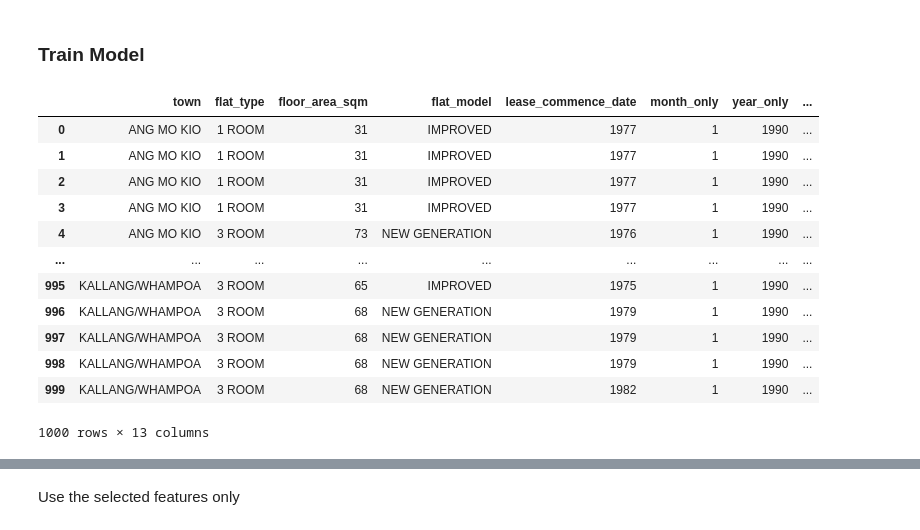
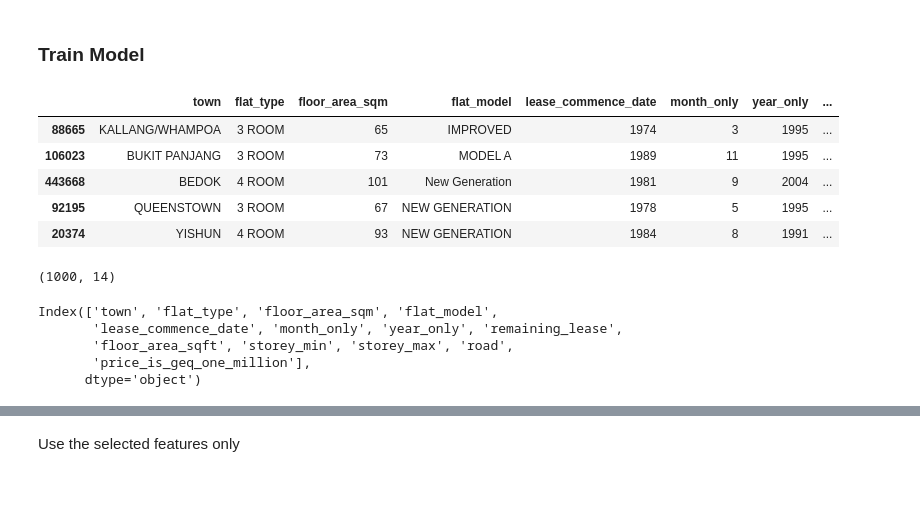
Before and after one commit to mohamed-ahshik/htx_xdata_tech_interview, a Jupyter notebook: notebooks/model_prediction.ipynb, the cells around one changed output, grey strips where cells are left out. Drawn from its saved outputs; the diff is of its cells as text; code cells hidden in the pictures; blank space fills up the shorter version.

Commit message:
refactor: clean up model_prediction.ipynb

```diff
--- a/notebooks/model_prediction.ipynb
+++ b/notebooks/model_prediction.ipynb
@@ -18,0 +28,24 @@ from src.preprocess import preprocess_pipeline, remove_duplicates
+# %%
+# Data path
+print("\n" + "=" * 80)
+print("Data Path")
+print("=" * 80 + "\n")
+
+approval_date_1990_1999_path = os.path.join(
+    parent_dir, "data/HDB/resale-flat-prices-based-on-approval-date-1990-1999.csv"
+)
+approval_date_2000_feb_2012_path = os.path.join(
+    parent_dir, "data/HDB/resale-flat-prices-based-on-approval-date-2000-feb-2012.csv"
+)
+registration_date_mar_2012_dec_2014_path = os.path.join(
+    parent_dir,
+    "data/HDB/resale-flat-prices-based-on-registration-date-from-mar-2012-to-dec-2014.csv",
+)
+registration_date_jan_2015_dec_2016_path = os.path.join(
+    parent_dir,
+    "data/HDB/resale-flat-prices-based-on-registration-date-from-jan-2015-to-dec-2016.csv",
+)
+registration_date_jan_2017_path = os.path.join(
+    parent_dir,
+    "data/HDB/resale-flat-prices-based-on-registration-date-from-jan-2017-onwards.csv",
+)
@@ -589,24 +522,47 @@ main_preprocessing_pipeline = Pipeline(
     steps=[("column_preprocessor", column_preprocessor_pipeline)]
 )
 # %%
-feature_selected_dfhdb = feature_selected_dfhdb[:1000]
+def get_stratified_df(df):
+    sample_size = min(1000, len(df))
+
+    df_sampled = df.sample(n=sample_size, random_state=42)
+    df_sampled["y_bin"], y_bin = pd.qcut(
+        df_sampled["psf"], q=5, labels=False, retbins=True
+    )
+
+    df_sampled = df_sampled.groupby("y_bin", group_keys=False).apply(
+        lambda x: x.sample(min(len(x), 300), random_state=42)
+    )
+
+    return df_sampled
+
+feature_selected_dfhdb = get_stratified_df(feature_selected_dfhdb)
 y = feature_selected_dfhdb["psf"]
 feature_selected_dfhdb = feature_selected_dfhdb.drop(
     ["psf", "address", "lease_bin", "floor_bin", "resale_price"], axis=1
 )
-feature_selected_dfhdb
+feature_selected_dfhdb.head(5)
 # %% [output]
 |  | town | flat_type | floor_area_sqm | flat_model | lease_commence_date | month_only | year_only | ... |
-| 0 | ANG MO KIO | 1 ROOM | 31 | IMPROVED | 1977 | 1 | 1990 | ... |
-| 1 | ANG MO KIO | 1 ROOM | 31 | IMPROVED | 1977 | 1 | 1990 | ... |
-| 2 | ANG MO KIO | 1 ROOM | 31 | IMPROVED | 1977 | 1 | 1990 | ... |
-| 3 | ANG MO KIO | 1 ROOM | 31 | IMPROVED | 1977 | 1 | 1990 | ... |
-| 4 | ANG MO KIO | 3 ROOM | 73 | NEW GENERATION | 1976 | 1 | 1990 | ... |
-| ... | ... | ... | ... | ... | ... | ... | ... | ... |
-| 995 | KALLANG/WHAMPOA | 3 ROOM | 65 | IMPROVED | 1975 | 1 | 1990 | ... |
-| 996 | KALLANG/WHAMPOA | 3 ROOM | 68 | NEW GENERATION | 1979 | 1 | 1990 | ... |
-| 997 | KALLANG/WHAMPOA | 3 ROOM | 68 | NEW GENERATION | 1979 | 1 | 1990 | ... |
-| 998 | KALLANG/WHAMPOA | 3 ROOM | 68 | NEW GENERATION | 1979 | 1 | 1990 | ... |
-| 999 | KALLANG/WHAMPOA | 3 ROOM | 68 | NEW GENERATION | 1982 | 1 | 1990 | ... |
+| 88665 | KALLANG/WHAMPOA | 3 ROOM | 65 | IMPROVED | 1974 | 3 | 1995 | ... |
+| 106023 | BUKIT PANJANG | 3 ROOM | 73 | MODEL A | 1989 | 11 | 1995 | ... |
+| 443668 | BEDOK | 4 ROOM | 101 | New Generation | 1981 | 9 | 2004 | ... |
+| 92195 | QUEENSTOWN | 3 ROOM | 67 | NEW GENERATION | 1978 | 5 | 1995 | ... |
+| 20374 | YISHUN | 4 ROOM | 93 | NEW GENERATION | 1984 | 8 | 1991 | ... |
-1000 rows × 13 columns
+# %%
+# Select stratified 1000 rows for experiment.
+# Using all will take alot of computational time
+feature_selected_dfhdb.shape
+# %% [output]
+(1000, 14)
+# %%
+feature_selected_dfhdb.columns
+feature_selected_dfhdb = feature_selected_dfhdb.drop('y_bin', axis=1)
+feature_selected_dfhdb.columns
+# %% [output]
+Index(['town', 'flat_type', 'floor_area_sqm', 'flat_model',
+       'lease_commence_date', 'month_only', 'year_only', 'remaining_lease',
+       'floor_area_sqft', 'storey_min', 'storey_max', 'road',
+       'price_is_geq_one_million'],
+      dtype='object')
 # %%
```
Also changed, not shown: parts of 21 cells of this notebook.
